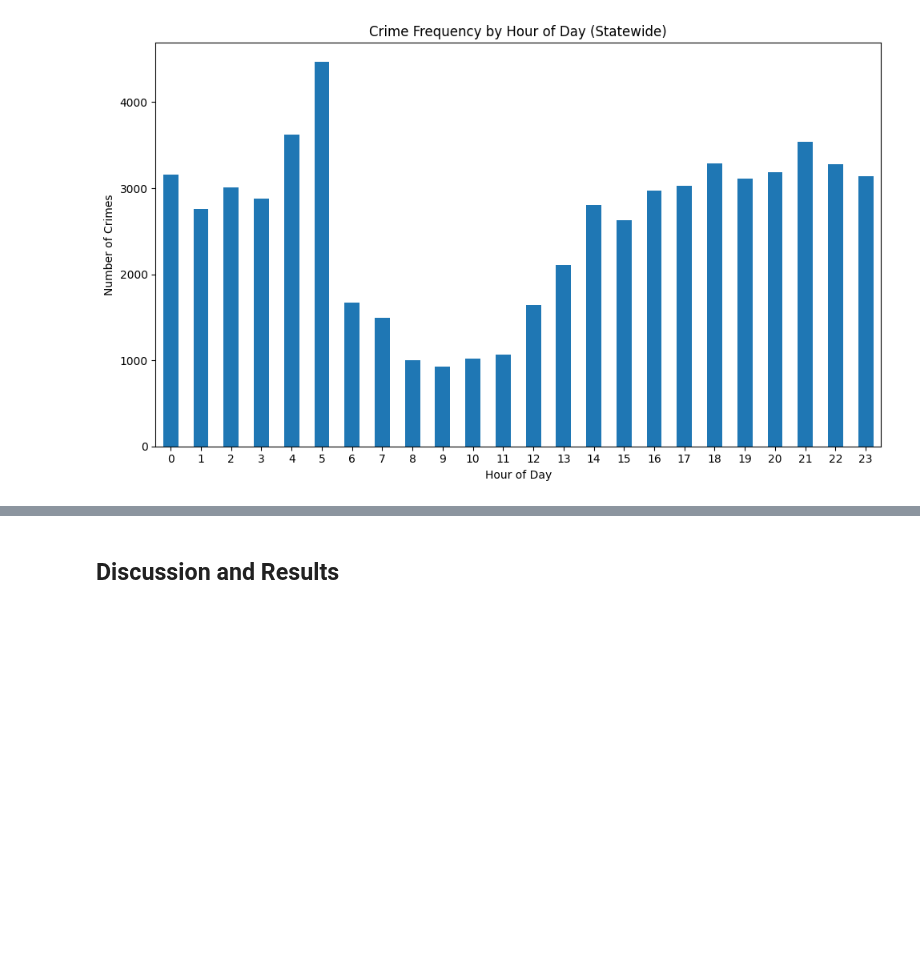
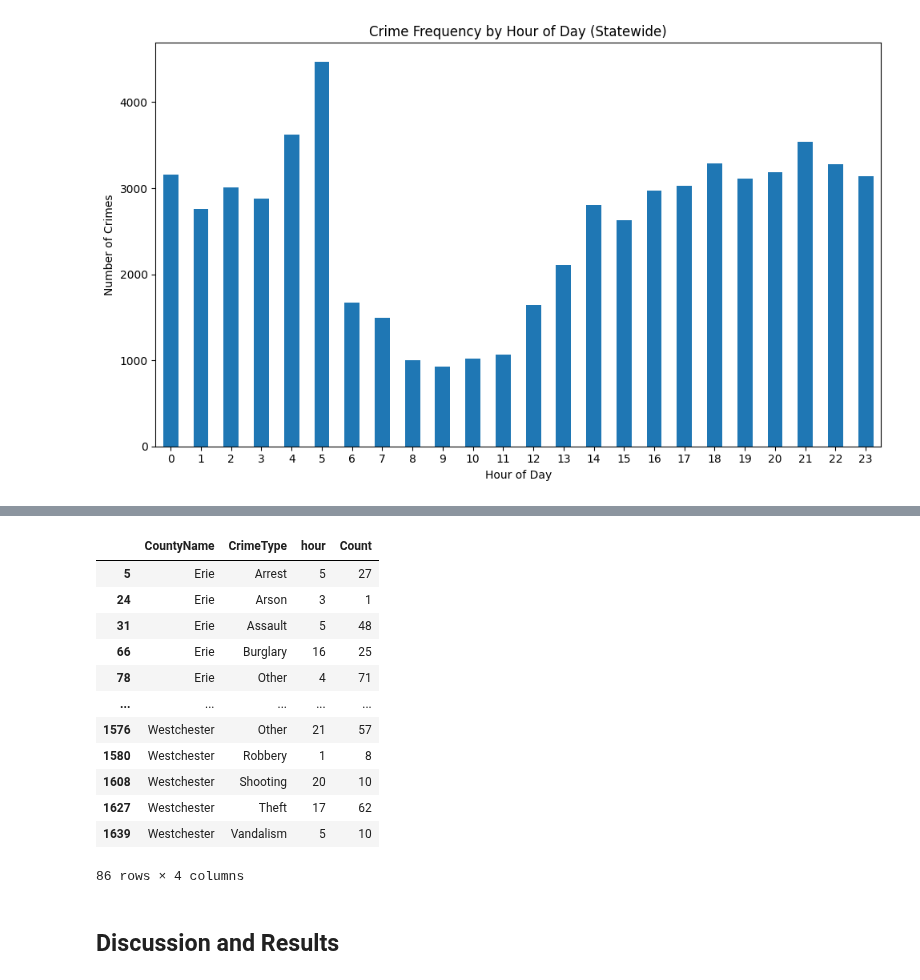
Before and after one commit to Ashliz1/NYC-Crime-Data---Group-10-, a Jupyter notebook: term_project_starter.ipynb, the cells around one changed output, grey strips where cells are left out. Saved outputs shown, nothing was run; the diff lists cells and outputs as text; code cells hidden in the pictures; blank space fills up the shorter version.

```diff
--- a/term_project_starter.ipynb
+++ b/term_project_starter.ipynb
@@ -414,3 +470,19 @@ plt.show()
+# %%
+peak_hours_county
+# %% [output]
+|  | CountyName | CrimeType | hour | Count |
+| 5 | Erie | Arrest | 5 | 27 |
+| 24 | Erie | Arson | 3 | 1 |
+| 31 | Erie | Assault | 5 | 48 |
+| 66 | Erie | Burglary | 16 | 25 |
+| 78 | Erie | Other | 4 | 71 |
+| ... | ... | ... | ... | ... |
+| 1576 | Westchester | Other | 21 | 57 |
+| 1580 | Westchester | Robbery | 1 | 8 |
+| 1608 | Westchester | Shooting | 20 | 10 |
+| 1627 | Westchester | Theft | 17 | 62 |
+| 1639 | Westchester | Vandalism | 5 | 10 |
+86 rows × 4 columns
 # %% [markdown]
 ## Discussion and Results
 # %% [markdown]
```
Also changed, not shown: parts of 8 cells of this notebook.
